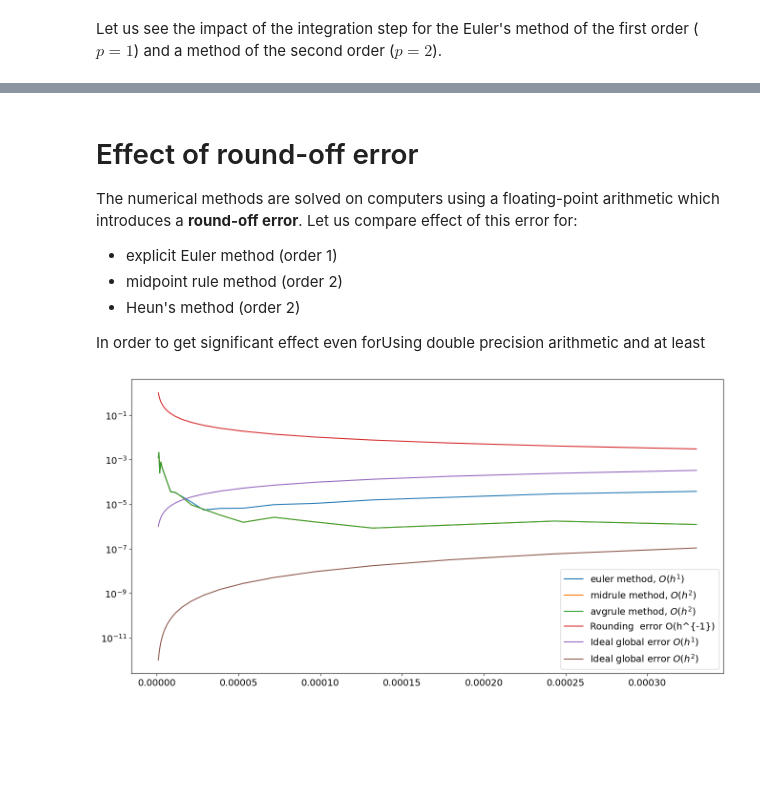
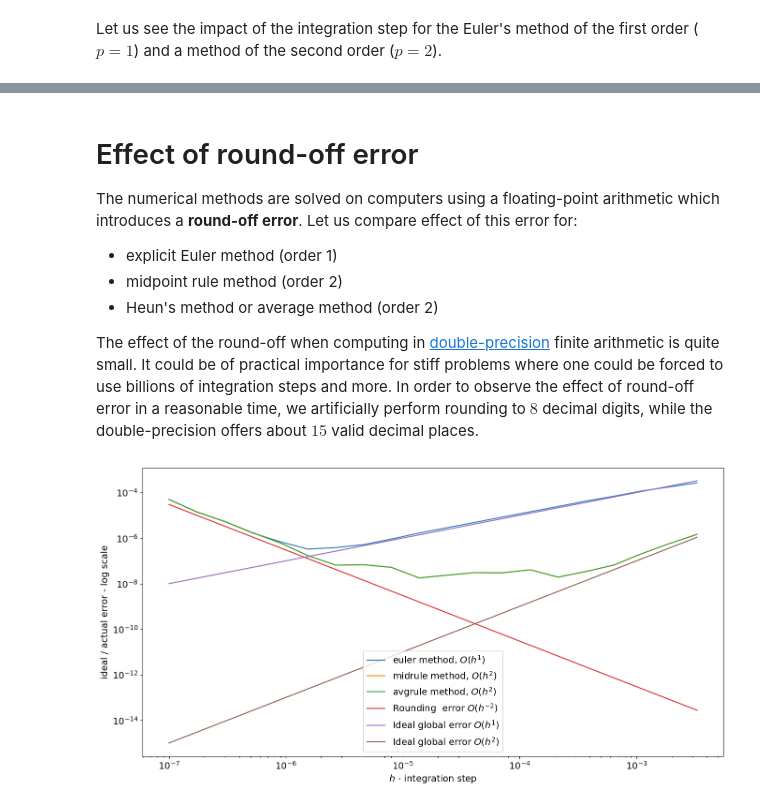
Before and after one commit to jbrezmorf/ODE_course, a Jupyter notebook: jupyter notebooks/04 - Numerical methods (Euler's method).ipynb, the cells around one changed output, grey strips where cells are left out. Cells and saved outputs as stored; diff of their text form; code cells hidden in the pictures; blank space fills up the shorter version.

Commit message:
Improved plots, comments.

```diff
--- a/jupyter notebooks/04 - Numerical methods (Euler's method).ipynb
+++ b/jupyter notebooks/04 - Numerical methods (Euler's method).ipynb
@@ -310,65 +312,72 @@ Let us compare effect of this error for:
 
 - explicit Euler method (order 1)
 - midpoint rule method (order 2)
-- Heun's method (order 2)
+- Heun's method or average method (order 2)
 
-In order to get significant effect even forUsing double precision arithmetic and at least
+The effect of the round-off when computing in [double-precision](https://en.wikipedia.org/wiki/Double-precision_floating-point_format) finite arithmetic is quite small. It could be of practical importance for stiff problems where one could be forced to use billions of integration steps and more. In order to
+observe the effect of round-off error in a reasonable time, we artificially perform rounding to $8$ decimal digits, while the double-precision offers about $15$ valid decimal places.
 # %%
 import matplotlib
 import matplotlib.pyplot as plt
 
 font = {'size'   : 14}
 
-round_places = 6
+round_places = 8
+rr = lambda x: np.around(x, decimals=round_places)
+
+# equation coefficient
 l = -5
 def euler(y, h):
-    yy = y *(1 + h * l)
-    return np.around(yy, decimals=round_places)
+    yy = rr(y + rr(h * rr(l * y)))
+    return yy
 
 def midrule(y, h):
-    y1 = y * (1 + 0.5 *h * l)
-    yy = y  + h * l * y1
-    return np.around(yy, decimals=round_places)
+    y1 = rr(y + rr((0.5 *h) * rr(l*y)))
+    yy = rr(y  + rr(h * rr(l * y1)))
+    return yy
 
 def avgrule(y, h):
-    k1 = l * y
-    k2 = l * (y + h * k1)
-    yy = y + 0.5 * h * (k1  + k2)
-    return np.around(yy, decimals=round_places)
+    k1 = rr(l * y)
+    k2 = rr(l * rr(y + rr(h * k1)))
+    yy = rr(y + rr((0.5 * h) * rr(k1  + k2)))
+    return yy
 
 def solve_err(h, m):
     s = solve_to_time(h, 0.01, method=m)
     return np.max(np.abs(s[4]))  # max over solved interval
     #return np.abs(s[4][-1])  # end time
 
 matplotlib.rc('font', **font)
 fig, ax = plt.subplots(figsize=(16,8))
 methods = ((euler, 1), (midrule, 2), (avgrule, 2))
-h_steps = np.geomspace(0.000001, 0.00033, 20)
+#h_steps = np.geomspace(0.000001, 0.00033, 20)
+h_steps = np.geomspace(0.0000001, 0.0033, 20)
+ax.set_yscale('log')
+ax.set_xscale('log')
 for m, o in methods:
-    ax.set_yscale('log')
     err = [solve_err(h, m) for h in h_steps]
 
     method_label = f"{m.__name__} method, $O(h^{o})$"
     ax.plot(h_steps, err, label=method_label)
 
-ax.plot(h_steps, 1e-10 * 1.0/h_steps, label="Rounding  error O(h^{-1})")
-ax.plot(h_steps, 1e-3 * h_steps, label="Ideal global error $O(h^1)$")
-ax.plot(h_steps, 1e-3 * h_steps**2, label="Ideal global error $O(h^2)$")
-
+ax.plot(h_steps, 3e-19 * h_steps**(-2), label="Rounding  error $O(h^{-2})$")
+ax.plot(h_steps, 1e-1 * h_steps, label="Ideal global error $O(h^1)$")
+ax.plot(h_steps, 1e-1 * h_steps**2, label="Ideal global error $O(h^2)$")
+ax.set_xlabel("$h$ - integration step")
+ax.set_ylabel("ideal / actual error - log scale")
 # for i, m in enumerate(methods):
 #     method_label = f"{m.__name__} method, $O(h^{i+1})$"
 #     axes[i][0].annotate(method_label, (0, 0.5), xytext=(-60, 0), ha='right', va='center',
 #                 size=16, rotation=90, xycoords='axes fraction',
 #                 textcoords='offset points')
 #     axes[i][0].set_ylabel("$x(t)$")
 #     axes[1][i].set_xlabel("t")
 
 # ax.set_title("solution")
 # axes[0][1].set_title("local error")
 # axes[0][2].set_title("global error")
 
 ax.legend()
 plt.show()
 # %% [output]
-[figure, old version]
+[figure, new version]
```
Also changed, not shown: parts of 5 cells of this notebook.
